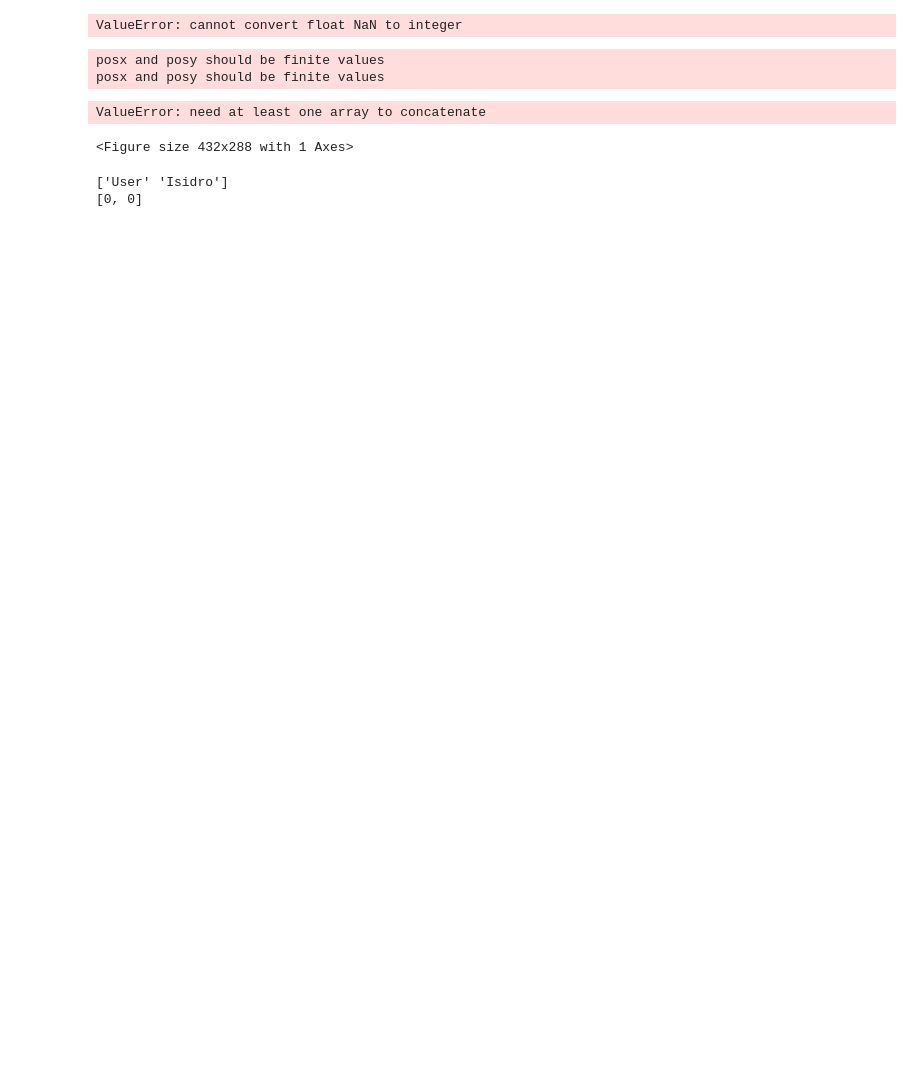
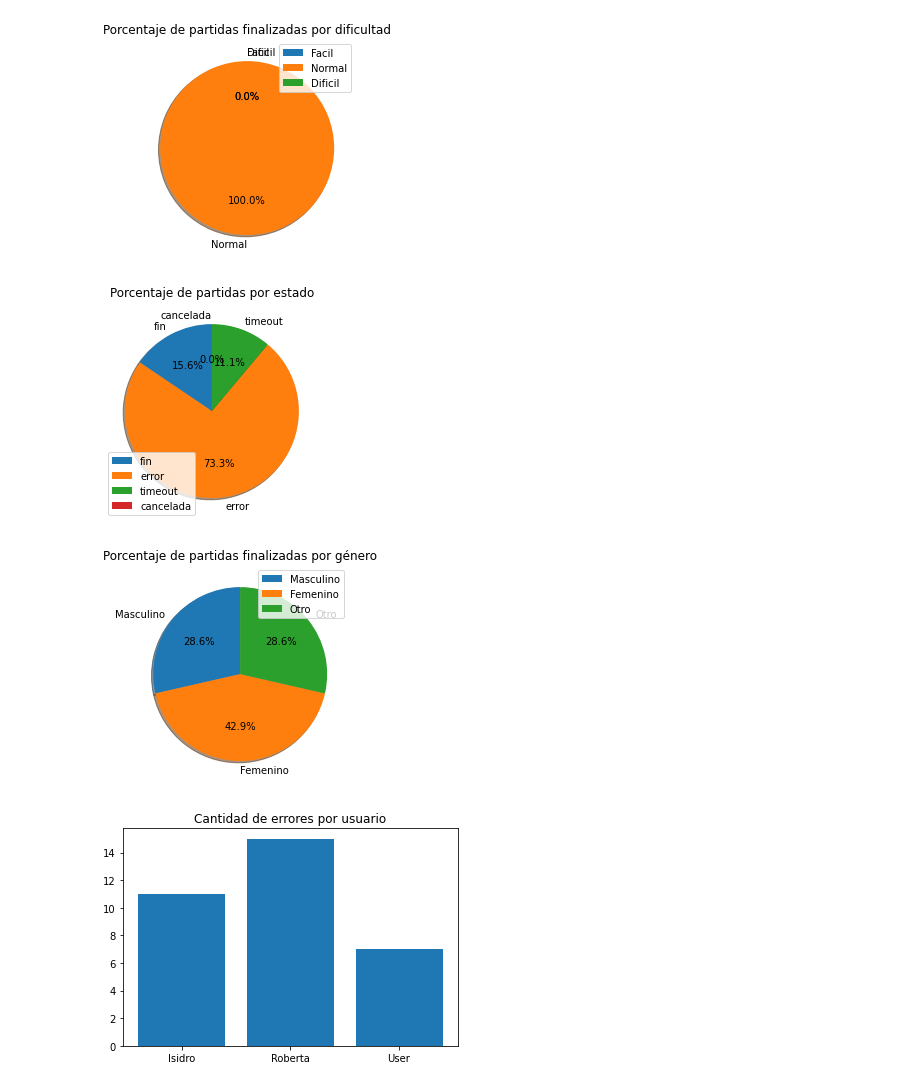
Before and after one commit to IsidroEmirPelli/proyecto-final-seminario, a Jupyter notebook: scripts/Procesamiento_de_Datos.ipynb, the cells around one changed output. Drawn from its saved outputs; the diff is of its cells as text; code cells hidden in the pictures; blank space fills up the shorter version.

```diff
--- a/scripts/Procesamiento_de_Datos.ipynb
+++ b/scripts/Procesamiento_de_Datos.ipynb
@@ -22,13 +22,6 @@ def level_graphic():
     plt.legend(etiquetas)
     plt.title('Porcentaje de partidas finalizadas por dificultad')
     plt.show()
-level_graphic()
-# %% [output]
-ValueError: cannot convert float NaN to integer
-posx and posy should be finite values
-posx and posy should be finite values
-ValueError: need at least one array to concatenate
-<Figure size 432x288 with 1 Axes>
 # %%
 def partidas_estado():
     """Gráfico que muestre el porcentaje de partidas por estado (fin, cancelada, error, timeout).
@@ -54,19 +47,19 @@ def partidas_estado():
     plt.show()
 # %%
 def porcentaje_finalizado_genero():
-    """Gráfico que muestre el porcentaje de partidas finalizadas por género de data set"""
+    """Gráfico que muestre el porcentaje de partidas finalizadas por género"""
 
 
     plt.clf()
 
 
-    spotify = datos[(datos['estado'] == 'finalizada') & (datos['genero'] == 'Spotify')]['genero'].count()
-    volcanes = datos[(datos['estado'] == 'finalizada') & (datos['genero'] == 'Volcanes')]['genero'].count()
-    fifa = datos[(datos['estado'] == 'finalizada') & (datos['genero'] == 'FIFA')]['genero'].count()
+    masculino = datos[(datos['estado'] == 'finalizada') & (datos['genero'] == 'Masculino')]['genero'].count()
+    femenino = datos[(datos['estado'] == 'finalizada') & (datos['genero'] == 'Femenino')]['genero'].count()
+    otro = datos[(datos['estado'] == 'finalizada') & (datos['genero'] == 'Otro')]['genero'].count()
 
 
-    data_dibujo = [spotify, volcanes, fifa]
-    etiquetas = ['Spotify', 'Volcanes', 'FIFA']
+    data_dibujo = [masculino, femenino, otro]
+    etiquetas = ['Masculino', 'Femenino', 'Otro']
 
 
     plt.pie(data_dibujo, labels=etiquetas, autopct='%1.1f%%', shadow=True, startangle=90, labeldistance=1.1)
@@ -75,17 +68,34 @@ def porcentaje_finalizado_genero():
     plt.show()
 # %%
 def cant_errores():
-    """Cantidadad de errores por usuario"""
-    datos = pd.read_csv(file_path)
-
+    """Cantidadad de errores por usuarie"""
     usuarios = datos['usuarie'].unique()
     cant_errores = []
     for usuario in usuarios:
         cant_errores.append(datos[(datos['usuarie'] == usuario) & (datos['estado'] == 'error')]['usuarie'].count())
-    print(usuarios)
-    print(cant_errores)
-
-cant_errores()
+    plt.bar(usuarios, cant_errores)
+    plt.title('Cantidad de errores por usuarie')
+    plt.show()
-# %% [output]
-['User' 'Isidro']
-[0, 0]
+# %%
+def cant_timeout():
+    """Cantidad de tarjetas para las que el usuarie no dio respuesta (timeout)"""
+
+    datos = pd.read_csv(file_path)
+    usuarios = datos['usuarie'].unique()
+    cant_timeout = []
+    for usuario in usuarios:
+        cant_timeout.append(datos[(datos['usuarie'] == usuario) & (datos['estado'] == 'timeout')]['usuarie'].count())
+    plt.bar(usuarios, cant_timeout)
+    plt.title('Cantidad de timeout por usuario')
+    plt.show()
+# %%
+level_graphic()
+partidas_estado()
+porcentaje_finalizado_genero()
+cant_errores()
+cant_timeout()
+# %% [output]
+[figure, added]
+[figure, added]
+[figure, added]
+[figure, added]
```
Also changed, not shown: parts of 1 cell of this notebook, 7 other files.
